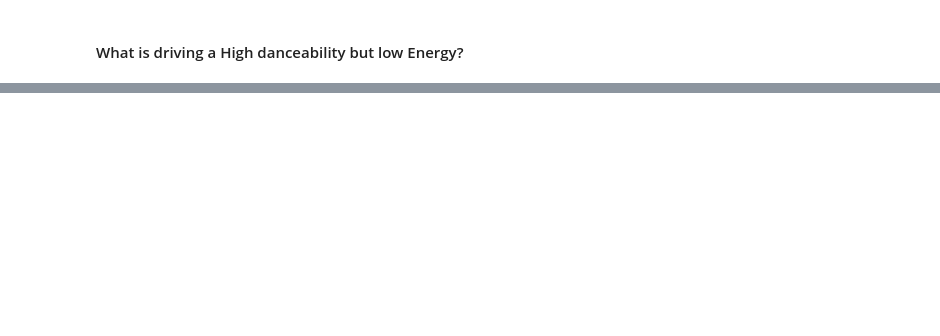
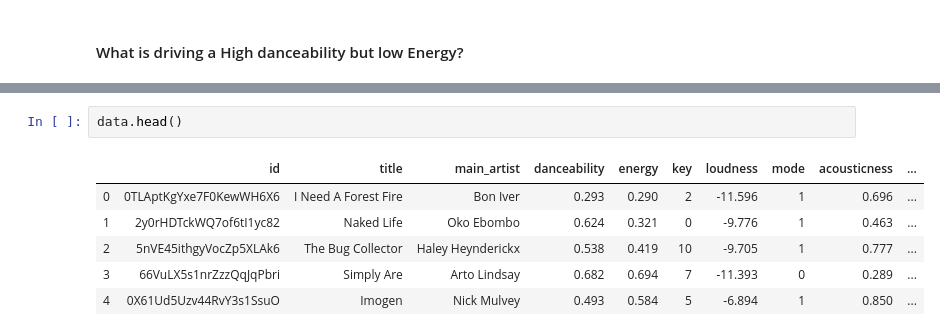
Before and after one commit to ritapereira10/Spotify-Analysis, a Jupyter notebook: code/first EDA & ML.ipynb, the cells around one changed output, grey strips where cells are left out. Saved outputs shown, nothing was run; the diff lists cells and outputs as text; blank space fills up the shorter version.

```diff
--- a/code/first EDA & ML.ipynb
+++ b/code/first EDA & ML.ipynb
@@ -456,0 +487,9 @@ high_dance_lower_energy
+# %%
+data.head()
+# %% [output]
+|  | id | title | main_artist | danceability | energy | key | loudness | mode | acousticness | ... |
+| 0 | 0TLAptKgYxe7F0KewWH6X6 | I Need A Forest Fire | Bon Iver | 0.293 | 0.290 | 2 | -11.596 | 1 | 0.696 | ... |
+| 1 | 2y0rHDTckWQ7of6tI1yc82 | Naked Life | Oko Ebombo | 0.624 | 0.321 | 0 | -9.776 | 1 | 0.463 | ... |
+| 2 | 5nVE45ithgyVocZp5XLAk6 | The Bug Collector | Haley Heynderickx | 0.538 | 0.419 | 10 | -9.705 | 1 | 0.777 | ... |
+| 3 | 66VuLX5s1nrZzzQqJqPbri | Simply Are | Arto Lindsay | 0.682 | 0.694 | 7 | -11.393 | 0 | 0.289 | ... |
+| 4 | 0X61Ud5Uzv44RvY3s1SsuO | Imogen | Nick Mulvey | 0.493 | 0.584 | 5 | -6.894 | 1 | 0.850 | ... |
```
Also changed, not shown: parts of 43 cells of this notebook, 9 other files.
